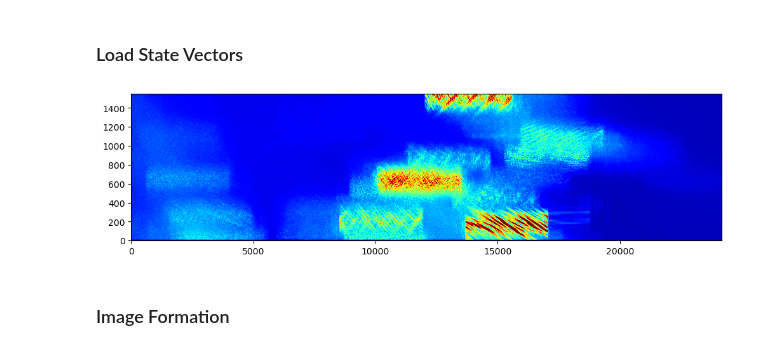
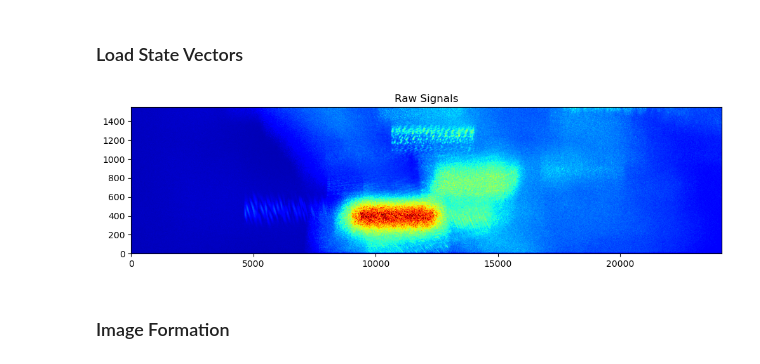
Before and after one commit to AndrewPlayer3/sar_processing, a Jupyter notebook: s1_level0/level_1.ipynb, the cells around one changed output. Cells and saved outputs as stored; diff of their text form; code cells hidden in the pictures.

```diff
--- a/s1_level0/level_1.ipynb
+++ b/s1_level0/level_1.ipynb
@@ -47,9 +50,9 @@ def plot_signals(signals, title="", xlabel="", ylabel="", aspect="auto", do_norm
     # signals = norm(signals)
     signals = np.abs(signals)
     mean = np.mean(signals)
-    std = np.std(signals)
-    vmin = mean - std
-    vmax = mean + 4 * std
+    std = 4 * np.std(signals)
+    vmin =  0 # mean - std
+    vmax = mean + std
 
     fig = plt.figure()
     fig.set_size_inches(12, 3)
@@ -58,10 +61,13 @@ def plot_signals(signals, title="", xlabel="", ylabel="", aspect="auto", do_norm
     plt.ylabel(ylabel)
     plt.title(title)
 
-def plot_signal_components(signal, scale=(None, None), fft_size=128, sample_rate=3*1e+8, title="", size=(6, 12)):
-    start_time = 0
-    end_time = start_time + signal.shape[0]
-    t = np.linspace(0, end_time, signal.shape[0])
+def plot_signal_components(signal, scale=(None, None), fft_size=128, sample_rate=None, title="", size=(6, 12), times=None, Fc=None):
+    if times is None:
+        start_time = 0
+        end_time = start_time + signal.shape[0]
+        t = np.linspace(0, end_time, signal.shape[0])
+    else:
+        t = times
     fig, (ax1, ax2, ax3) = plt.subplots(3, 1, figsize=(size[1], size[0]))
     ax1.plot(t, signal.imag, linewidth=0.75, label='Imaginary Part', color="red")
     ax1.plot(t, signal.real, linewidth=0.75, label='Real Part', color="darkblue")
@@ -77,9 +83,9 @@ def plot_signal_components(signal, scale=(None, None), fft_size=128, sample_rate
     ax2.grid(True)
     ax2.set_xlim([t[0], t[-1]])
     if scale is not None:
-        ax3.specgram(signal, NFFT=fft_size, Fs=sample_rate, noverlap=fft_size-1, cmap='seismic', vmin=scale[0], vmax=scale[1], window=mlab.window_hanning, aspect='equal')
+        ax3.specgram(signal, NFFT=fft_size, Fs=sample_rate, Fc=Fc, noverlap=fft_size-1, cmap='seismic', vmin=scale[0], vmax=scale[1], window=mlab.window_hanning, aspect='equal')
     else:
-        ax3.specgram(signal, NFFT=fft_size, Fs=sample_rate, noverlap=fft_size-1, cmap='seismic', aspect='equal')
+        ax3.specgram(signal, NFFT=fft_size, Fs=sample_rate, Fc=Fc, noverlap=fft_size-1, cmap='seismic', aspect='equal')
     ax3.set_xlabel("Time (us)")
     ax3.set_ylabel("Frequency")
     plt.tight_layout()
@@ -573,15 +699,21 @@ def azimuth_compression(image, slant_ranges, rcmc_factor):
 # %% [markdown]
 ### Load Data
 # %%
-raw_filename = '/Users/asplayer/repos/sentinel1_decode/data/points/point.dat'
-npy_filename = '/Users/asplayer/data/L0_npz/points_iw2_10.npy'
+raw_filename = '/home/andrew/Repos/sentinel1_decode/data/san_fran/san_fran.dat'
+npy_filename = '/home/andrew/Repos/sar_processing/s1_level0/san_fran_IW2_1.npy'
+
+# raw_filename = '/home/andrew/Repos/sentinel1_decode/data/points/points.dat'
+# npy_filename = '/home/andrew/Repos/sentinel1_decode/data/npys/points_iw2_10.npy'
+
+swath_number = 11
+burst_number = 1
 
 data = open(raw_filename, 'rb')
 signals = np.load(npy_filename)
 num_az, num_rng = signals.shape
 
-swath_packets = get_packets_in_swath(data, 11)
-burst_packet_pairs = get_packets_in_burst(swath_packets, 10)
+swath_packets = get_packets_in_swath(data, swath_number)
+burst_packet_pairs = get_packets_in_burst(swath_packets, burst_number)
 burst_packets = [packet for packet, _ in burst_packet_pairs]
 packet_indecies = [index for _, index in burst_packet_pairs]
 header = burst_packets[0].get_secondary_header()
@@ -606,7 +737,3 @@ velocities = np.asarray([get_velocity(time) for time in az_times])
 positions = np.asarray([get_position(time) for time in az_times])
 quaternions = np.asarray([get_quaternions(time) for time in az_times])
 attitudes = np.asarray([get_attitude(time) for time in az_times])
-# %%
-plot_signals(signals)
-# %% [output]
-[figure, removed]
@@ -613,2 +768,6 @@ plot_signals(signals)
+# %%
+plot_signals(signals, do_pop_out=False, title='Raw Signals')
+# %% [output]
+[figure, added]
 # %% [markdown]
 ### Image Formation
```
Also changed, not shown: parts of 73 cells of this notebook.
